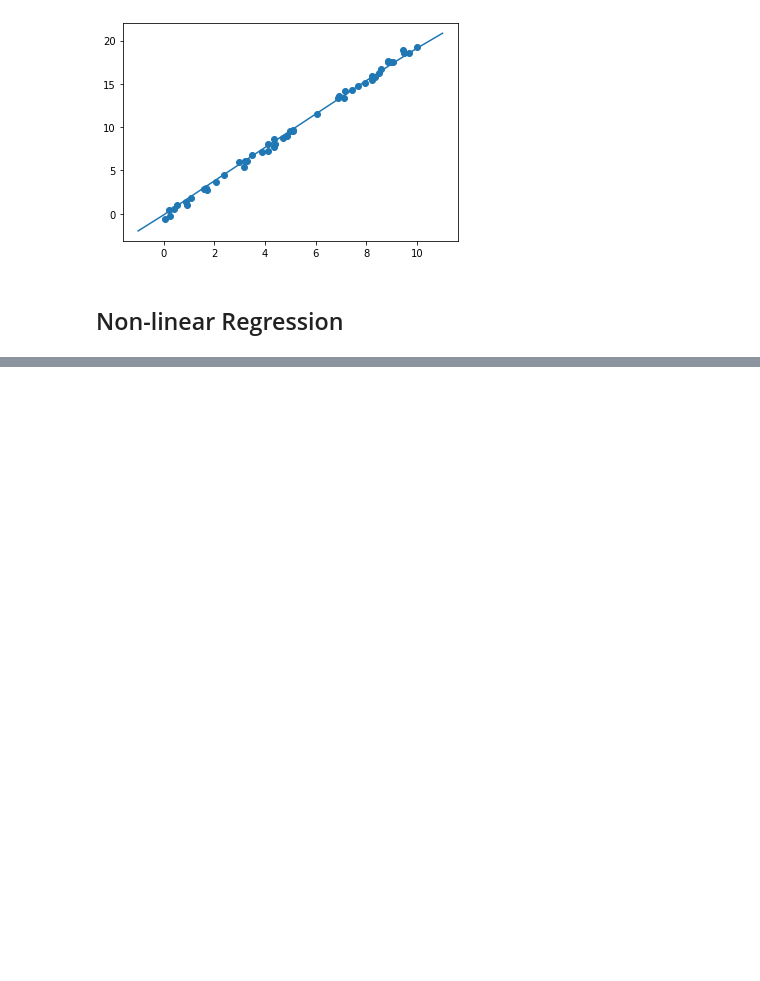
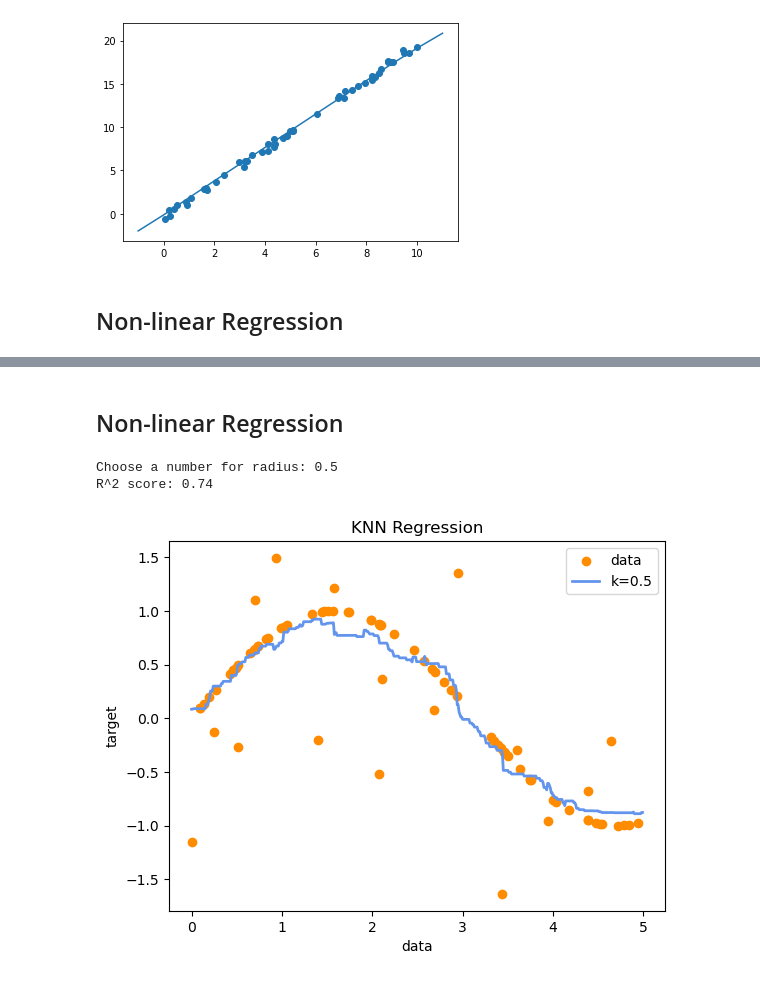
Before and after one commit to sophieclayton/OEAS805_envdatasci, a Jupyter notebook: notebooks/regression_examples.ipynb, the cells around one changed output, grey strips where cells are left out. Cells and saved outputs as stored; diff of their text form; code cells hidden in the pictures; blank space fills up the shorter version.

Commit message:
updated regression notebooks

```diff
--- a/notebooks/regression_examples.ipynb
+++ b/notebooks/regression_examples.ipynb
@@ -214,0 +248,36 @@ R^2 score: 0.757847463672327
+# %% [markdown]
+## Non-linear Regression
+# %%
+n  = float(input('Choose a number for radius: '))
+
+# Import the necessary modules and libraries
+from sklearn.neighbors import RadiusNeighborsRegressor
+
+# Create a random dataset
+rng = np.random.RandomState(1)
+X = np.sort(5 * rng.rand(80, 1), axis=0)
+y = np.sin(X).ravel()
+y[::5] += 3 * (0.5 - rng.rand(16))
+
+# Fit regression model
+regr_1 = RadiusNeighborsRegressor(radius=n)
+regr_1.fit(X, y)
+print("R^2 score: {0:.2f}".format(regr_1.score(X,y)))
+
+# Predict
+X_test = np.arange(0.0, 5.0, 0.01)[:, np.newaxis]
+y_1 = regr_1.predict(X_test)
+
+# Plot the results
+plt.figure()
+plt.scatter(X, y, c="darkorange", label="data")
+plt.plot(X_test, y_1, color="cornflowerblue", label="k="+str(n), linewidth=2)
+plt.xlabel("data")
+plt.ylabel("target")
+plt.title("KNN Regression")
+plt.legend()
+plt.show()
+# %% [output]
+Choose a number for radius: 0.5
+R^2 score: 0.74
+[figure, added]
```
Also changed, not shown: parts of 3 cells of this notebook, 1 other file.
